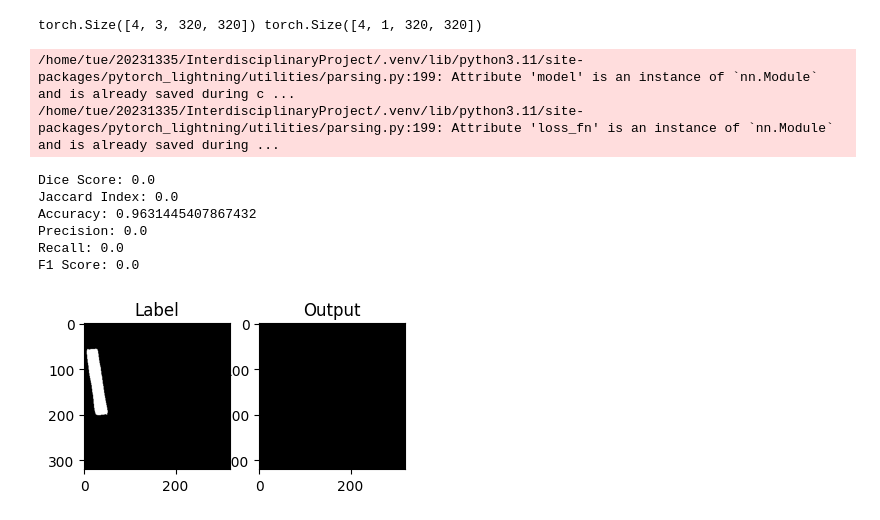
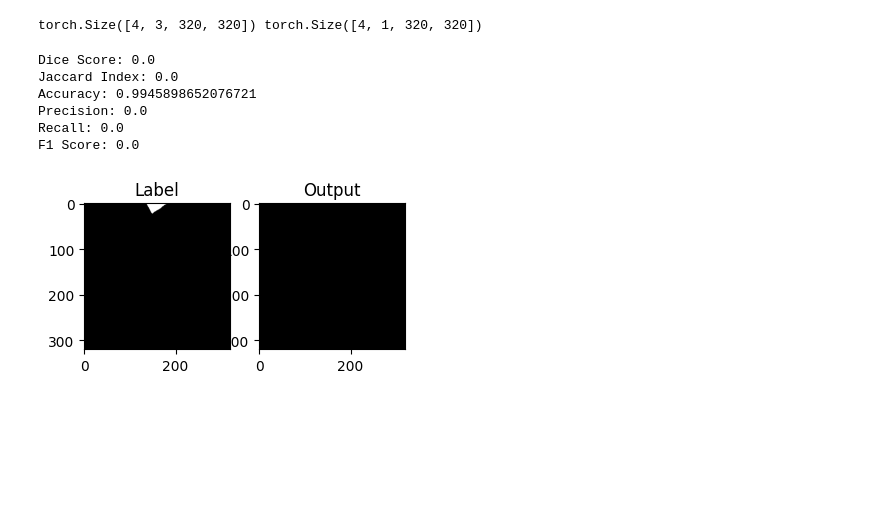
Before and after one commit to Tiburso/EnerVision, a Jupyter notebook: dataloaders.ipynb, the cells around one changed output. Saved outputs shown, nothing was run; the diff lists cells and outputs as text; code cells hidden in the pictures; blank space fills up the shorter version.

```diff
--- a/dataloaders.ipynb
+++ b/dataloaders.ipynb
@@ -132,55 +141,46 @@ from torchmetrics.functional import jaccard_index, accuracy, precision, recall,
 
 test_folder = "data/solardk_dataset_neurips_v2/herlev_test/test"
 
-model = BaseModel.load_from_checkpoint("lightning_logs/version_205743/checkpoints/epoch=9-step=1680.ckpt")
+model = BaseModel.load_from_checkpoint("lightning_logs/version_205990/checkpoints/epoch=27-step=4704.ckpt")
 
-transform = transforms.Compose(
-    [
-        transforms.ToDtype(torch.float32),
-        transforms.Normalize(mean=[0.485, 0.456, 0.406], std=[0.229, 0.224, 0.225]),
-    ]
-)
-
-test_dataset = SolarDKDataset(test_folder, transform=transform)
+test_dataset = SolarDKDataset(test_folder)
 test_loader = DataLoader(test_dataset, batch_size=4, shuffle=False)
 
 # Estimate the model on the test set
 model.eval()
 with torch.no_grad():
     image, label = next(iter(test_loader))
 
-    idx = 0
+    idx = 3
     output = model(image)[idx]
     label  = label[idx]
 
     sigmoid_predictions = torch.sigmoid(output)
     output_predictions = (torch.sigmoid(output) > 0.1).float().squeeze()
     label = label[0].squeeze()
 
     print(f"Dice Score: {dice(output_predictions, label.int())}")
     print(f"Jaccard Index: {jaccard_index(output_predictions, label, task='binary')}")
     print(f"Accuracy: {accuracy(output_predictions, label, task='binary')}")
     print(f"Precision: {precision(output_predictions, label, task='binary')}")
     print(f"Recall: {recall(output_predictions, label, task='binary')}")
     print(f"F1 Score: {f1_score(output_predictions, label, task='binary')}")
 
     plt.subplot(1, 3, 2)
     plt.imshow(label, cmap="gray")
     plt.title("Label")
 
     plt.subplot(1, 3, 3)
     r = Image.fromarray(output_predictions.byte().cpu().numpy())
     plt.imshow(r, cmap="gray")
     plt.title("Output")
 
     plt.show()
 # %% [output]
-/home/tue/20231335/InterdisciplinaryProject/.venv/lib/python3.11/site-packages/pytorch_lightning/utilities/parsing.py:199: Attribute 'model' is an instance of `nn.Module` and is already saved during c ...
-/home/tue/20231335/InterdisciplinaryProject/.venv/lib/python3.11/site-packages/pytorch_lightning/utilities/parsing.py:199: Attribute 'loss_fn' is an instance of `nn.Module` and is already saved during ...
+Dice Score: 0.0
+Jaccard Index: 0.0
+Accuracy: 0.9945898652076721
+Precision: 0.0
+Recall: 0.0
+F1 Score: 0.0
-Dice Score: 0.0
-Jaccard Index: 0.0
-Accuracy: 0.9631445407867432
-Precision: 0.0
-Recall: 0.0
-F1 Score: 0.0
-[figure, old version]
+[figure, new version]
```
Also changed, not shown: parts of 2 cells of this notebook, 2 other files.
